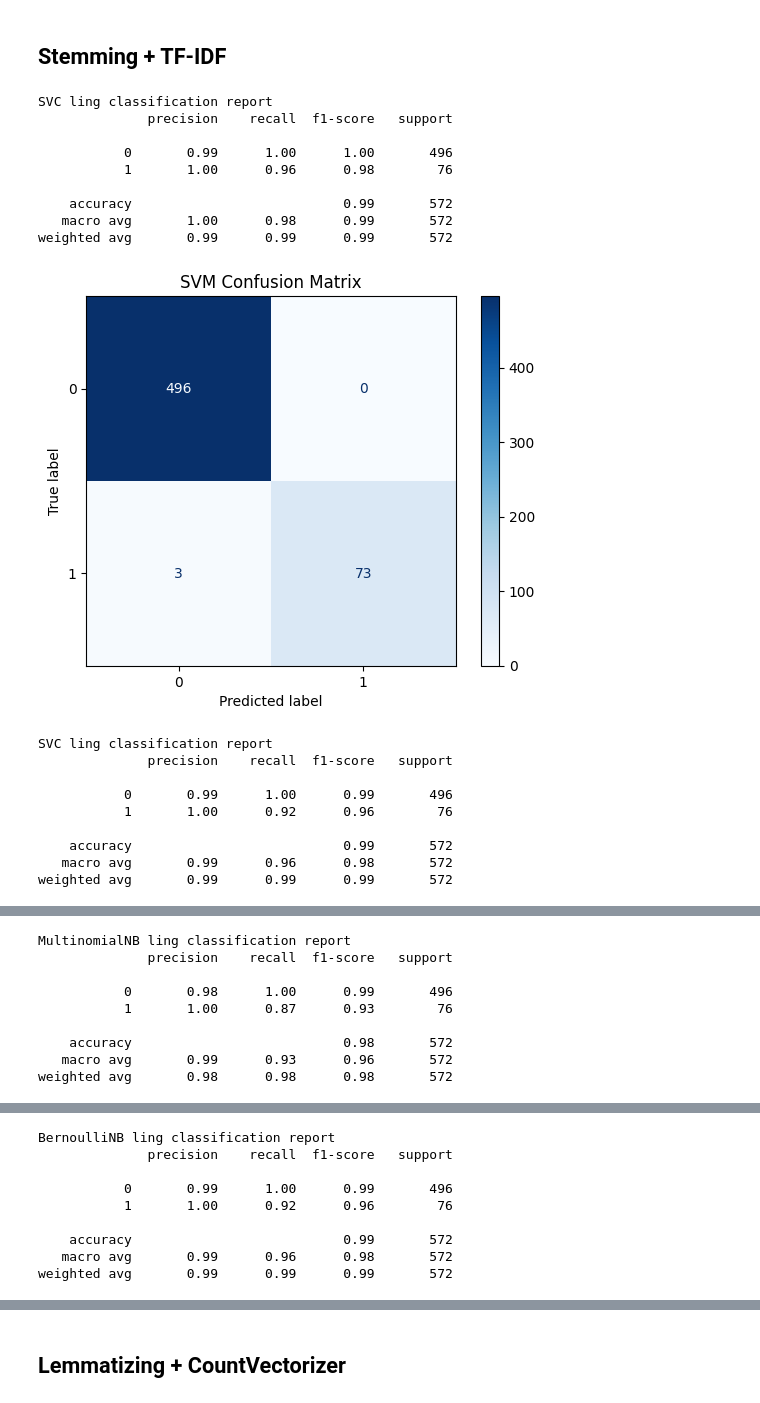
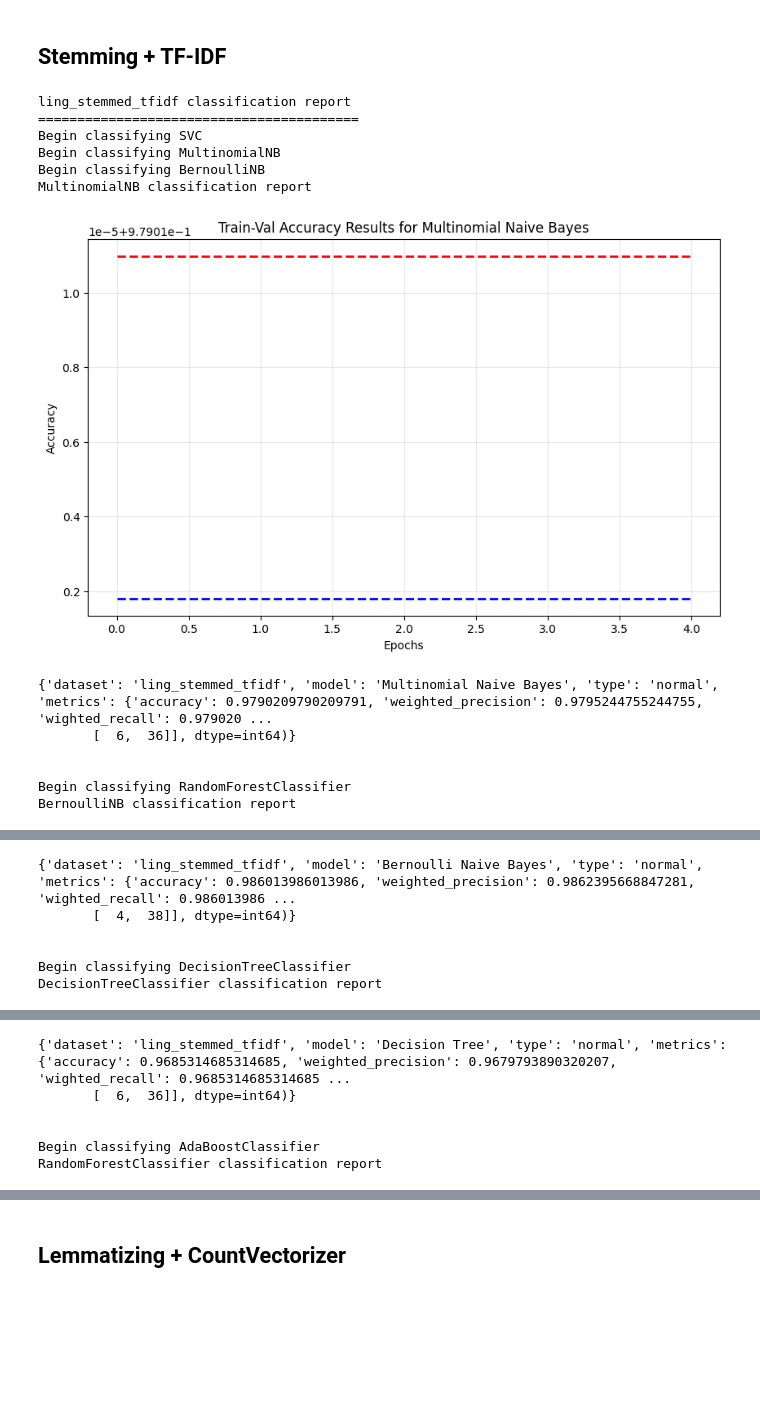
Before and after one commit to WilliamDelnington/EmailSpamDetection, a Jupyter notebook: LingspamDatasetTests/Ling.ipynb, the cells around one changed output, grey strips where cells are left out. Drawn from its saved outputs; the diff is of its cells as text; code cells hidden in the pictures; blank space fills up the shorter version.

```diff
--- a/LingspamDatasetTests/Ling.ipynb
+++ b/LingspamDatasetTests/Ling.ipynb
@@ -107,22 +107,24 @@ del combined
 # %% [output]
 [figure]
 # %%
-from traintest import ClassificationModel, models, add_to_json_array
+from traintest import ClassificationModel, get_classification_models, add_to_json_array
 from concurrent.futures import ThreadPoolExecutor
 from functools import partial
 
 metric_results = []
 
 def t_and_e(model, X, y, dataset_name):
+    print(f"Begin classifying {model.__class__.__name__}")
     classification_model = ClassificationModel(model, dataset_name)
-    classification_model.train(X, y, save_model=True)
+    classification_model.train_with_epochs(X, y, save_model=True, test_size=0.1, valid_size=0.1, epochs=5)
     print(f"{model.__class__.__name__} classification report")
+    classification_model.plot_train_val_accuracy_after_epochs(xlabel="Epochs", ylabel="Accuracy")
     metrics = classification_model.evaluate(detailed=True)
     metric_results.append(metrics)
     print(metrics)
     print("\n")
 
-def train_and_evaluate_model(X, y, dataset_name, m=None):
+def train_and_evaluate_model(X, y, dataset_name, m, threading=True):
     print(f"{dataset_name} classification report")
     print("=========================================")
 
@@ -133,10 +135,11 @@ def train_and_evaluate_model(X, y, dataset_name, m=None):
         dataset_name=dataset_name,
     )
 
-    if m is None:
+    if threading:
         with ThreadPoolExecutor(max_workers=3) as executor:
-            executor.map(train_eval, models)
+            executor.map(train_eval, m)
     else:
-        train_eval(m)
+        for model in m:
+            train_eval(model)
 # %% [markdown]
 ## Stemming + CountVectorizer
@@ -169,28 +200,25 @@ TypeError: A sparse matrix was passed, but dense data is required. Use X.toarray
 # %% [markdown]
 ## Stemming + TF-IDF
+# %%
+model = get_classification_models()
 # %%
 ling_stemming_tfidf = preprocessing.vectorizing(ling_stemming, "tfidf")
 
-train_and_evaluate_model(ling_stemming_tfidf, ling["label"], "ling_stemmed_tfidf")
+train_and_evaluate_model(ling_stemming_tfidf, ling["label"], "ling_stemmed_tfidf", model)
 del ling_stemming_tfidf
 del ling_stemming
+model = None
 # %% [output]
-SVC ling classification report
-              precision    recall  f1-score   support
-
-           0       0.99      1.00      1.00       496
-           1       1.00      0.96      0.98        76
-
-    accuracy                           0.99       572
-   macro avg       1.00      0.98      0.99       572
-weighted avg       0.99      0.99      0.99       572
+ling_stemmed_tfidf classification report
+=========================================
+Begin classifying SVC
+Begin classifying MultinomialNB
+Begin classifying BernoulliNB
+MultinomialNB classification report
-[figure, old version]
+[figure, new version]
-SVC ling classification report
-              precision    recall  f1-score   support
+{'dataset': 'ling_stemmed_tfidf', 'model': 'Multinomial Naive Bayes', 'type': 'normal', 'metrics': {'accuracy': 0.9790209790209791, 'weighted_precision': 0.9795244755244755, 'wighted_recall': 0.979020 ...
+       [  6,  36]], dtype=int64)}
 
-           0       0.99      1.00      0.99       496
-           1       1.00      0.92      0.96        76
 
-    accuracy                           0.99       572
-   macro avg       0.99      0.96      0.98       572
-weighted avg       0.99      0.99      0.99       572
+Begin classifying RandomForestClassifier
+BernoulliNB classification report
@@ -198,9 +226,6 @@ weighted avg       0.99      0.99      0.99       572
-MultinomialNB ling classification report
-              precision    recall  f1-score   support
+{'dataset': 'ling_stemmed_tfidf', 'model': 'Bernoulli Naive Bayes', 'type': 'normal', 'metrics': {'accuracy': 0.986013986013986, 'weighted_precision': 0.9862395668847281, 'wighted_recall': 0.986013986 ...
+       [  4,  38]], dtype=int64)}
 
-           0       0.98      1.00      0.99       496
-           1       1.00      0.87      0.93        76
 
-    accuracy                           0.98       572
-   macro avg       0.99      0.93      0.96       572
-weighted avg       0.98      0.98      0.98       572
+Begin classifying DecisionTreeClassifier
+DecisionTreeClassifier classification report
@@ -208,9 +233,6 @@ weighted avg       0.98      0.98      0.98       572
-BernoulliNB ling classification report
-              precision    recall  f1-score   support
+{'dataset': 'ling_stemmed_tfidf', 'model': 'Decision Tree', 'type': 'normal', 'metrics': {'accuracy': 0.9685314685314685, 'weighted_precision': 0.9679793890320207, 'wighted_recall': 0.9685314685314685 ...
+       [  6,  36]], dtype=int64)}
 
-           0       0.99      1.00      0.99       496
-           1       1.00      0.92      0.96        76
 
-    accuracy                           0.99       572
-   macro avg       0.99      0.96      0.98       572
-weighted avg       0.99      0.99      0.99       572
+Begin classifying AdaBoostClassifier
+RandomForestClassifier classification report
```
Also changed, not shown: parts of 8 cells of this notebook, 8 other files.
